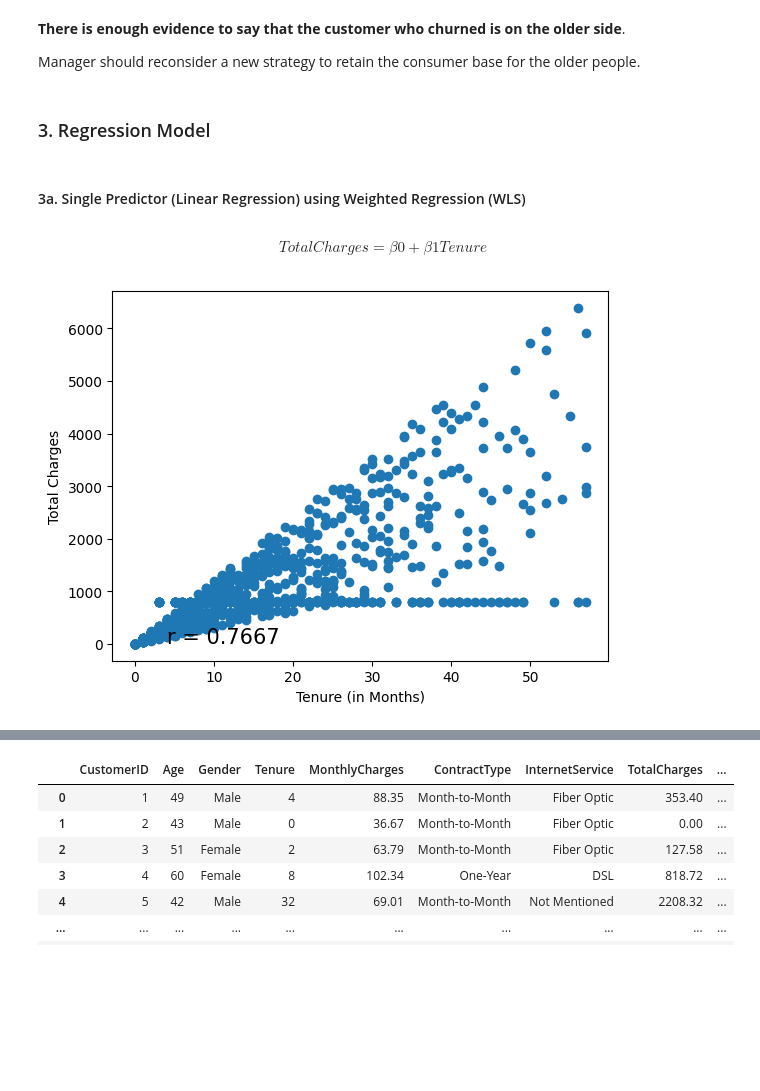
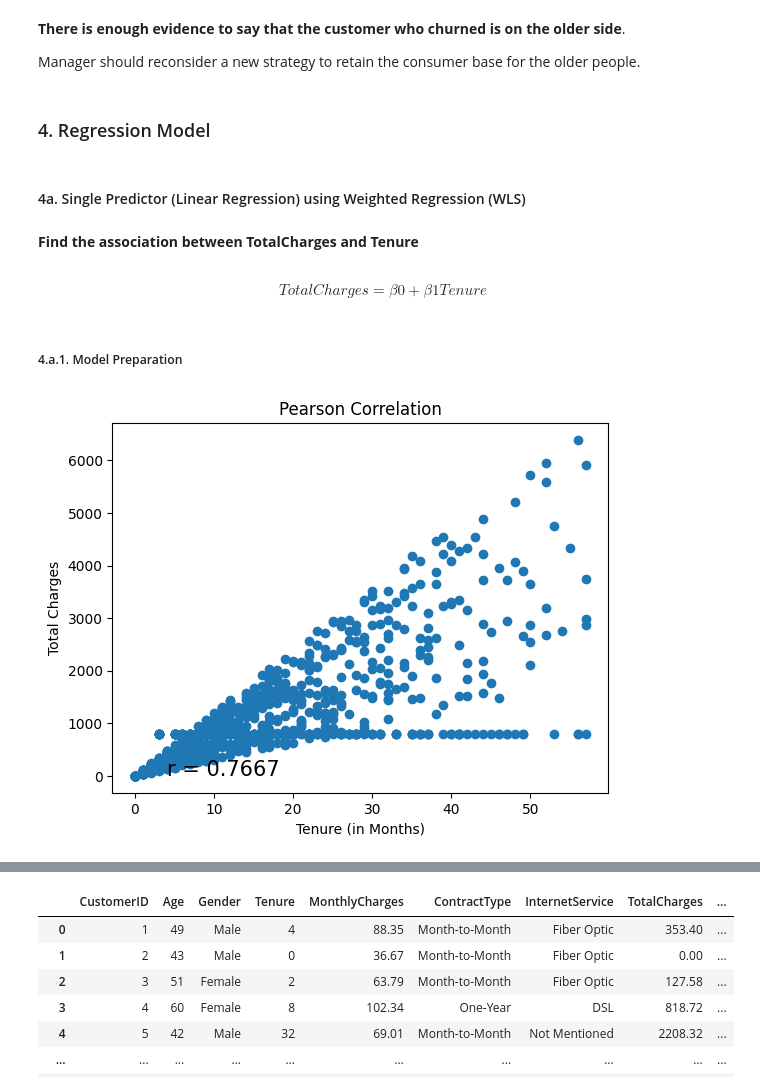
Before and after one commit to rzkybagaskara/telecom-customer-analysis, a Jupyter notebook: Customer_Churn_Analysis.ipynb, the cells around one changed output, grey strips where cells are left out. Cells and saved outputs as stored; diff of their text form; code cells hidden in the pictures; blank space fills up the shorter version.

```diff
--- a/Customer_Churn_Analysis.ipynb
+++ b/Customer_Churn_Analysis.ipynb
@@ -573,23 +584,29 @@ plt.show()
 
 Manager should reconsider a new strategy to retain the consumer base for the older people.
 # %% [markdown]
-### 3. Regression Model
+### 4. Regression Model
 # %% [markdown]
-#### 3a. Single Predictor (Linear Regression) using Weighted Regression (WLS)
+#### 4a. Single Predictor (Linear Regression) using Weighted Regression (WLS)
+# %% [markdown]
+**Find the association between TotalCharges and Tenure**
 # %% [markdown]
 $$TotalCharges = β0 + β1Tenure$$
+# %% [markdown]
+##### 4.a.1. Model Preparation
 # %%
 r = scipy.stats.pearsonr(x=df['TotalCharges'], y=df['Tenure'])[0]
 
 # # sns.regplot(x='TotalCharges', y='Tenure', data=df)
 
 plt.scatter(x=df['Tenure'], y=df['TotalCharges'])
 
 plt.xlabel('Tenure (in Months)')
 plt.ylabel('Total Charges')
+plt.title('Pearson Correlation')
 
 plt.text(4,10, 'r = ' + str(round(r, 4)), fontsize=15)
 
+
 plt.show()
 # %% [output]
-[figure, old version]
+[figure, new version]
```
Also changed, not shown: parts of 40 cells of this notebook.
